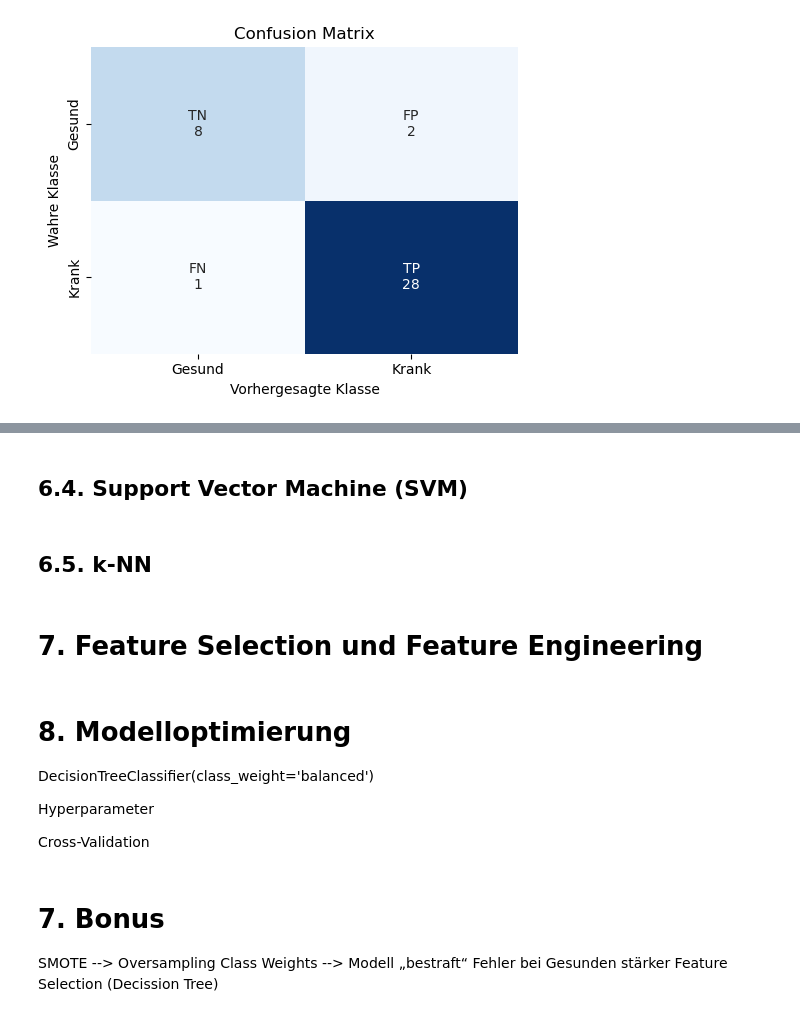
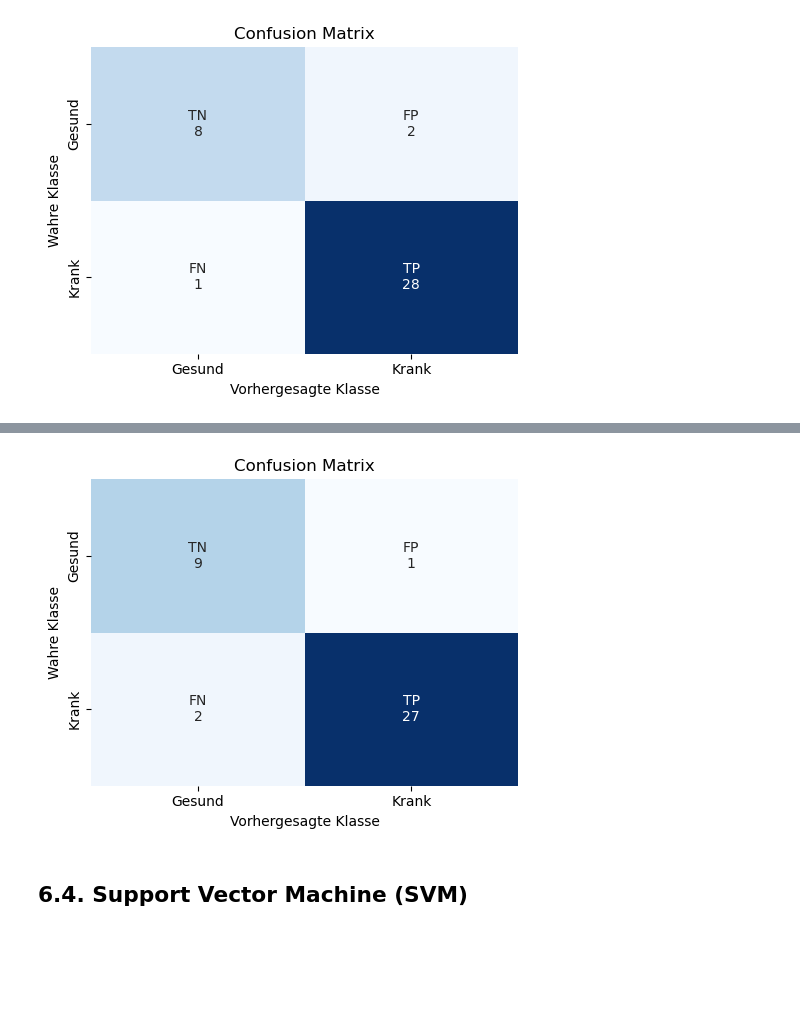
Before and after one commit to annikavanrooijen/Parkinson-Detection, a Jupyter notebook: Semesterprojekt.ipynb, the cells around one changed output, grey strips where cells are left out. Saved outputs shown, nothing was run; the diff lists cells and outputs as text; code cells hidden in the pictures; blank space fills up the shorter version.

```diff
--- a/Semesterprojekt.ipynb
+++ b/Semesterprojekt.ipynb
@@ -1203,3 +1220,5 @@ rf = RandomForestClassifier(
+# %%
+rf = RandomForestClassifier(random_state=42)
 # %%
 rf.fit(X_train, y_train)
 # %% [output]
@@ -1231,0 +1251,4 @@ plot_confusion_matrix(y_test, y_pred)
+# %%
+gb_pipe = GradientBoostingClassifier(random_state=42)
+# %%
+gb_pipe.fit(X_train, y_train)
@@ -1231,0 +1257,3 @@ plot_confusion_matrix(y_test, y_pred)
+# %%
+y_pred_gb = gb_pipe.predict(X_test)
+y_proba_gb = gb_pipe.predict_proba(X_test)[:, 1]
@@ -1232,19 +1276,6 @@ plot_confusion_matrix(y_test, y_pred)
+# %%
+plot_confusion_matrix(y_test, y_pred_gb)
+# %% [output]
+[figure, added]
 # %% [markdown]
 ## 6.4. Support Vector Machine (SVM)
-# %% [markdown]
-## 6.5. k-NN
-# %% [markdown]
-# 7. Feature Selection und Feature Engineering
-# %% [markdown]
-# 8. Modelloptimierung
-
-DecisionTreeClassifier(class_weight='balanced')
-
-Hyperparameter
-
-Cross-Validation
-# %% [markdown]
-# 7. Bonus
-SMOTE --> Oversampling
-Class Weights --> Modell „bestraft“ Fehler bei Gesunden stärker
-Feature Selection (Decission Tree)
```
Also changed, not shown: parts of 79 cells of this notebook.
